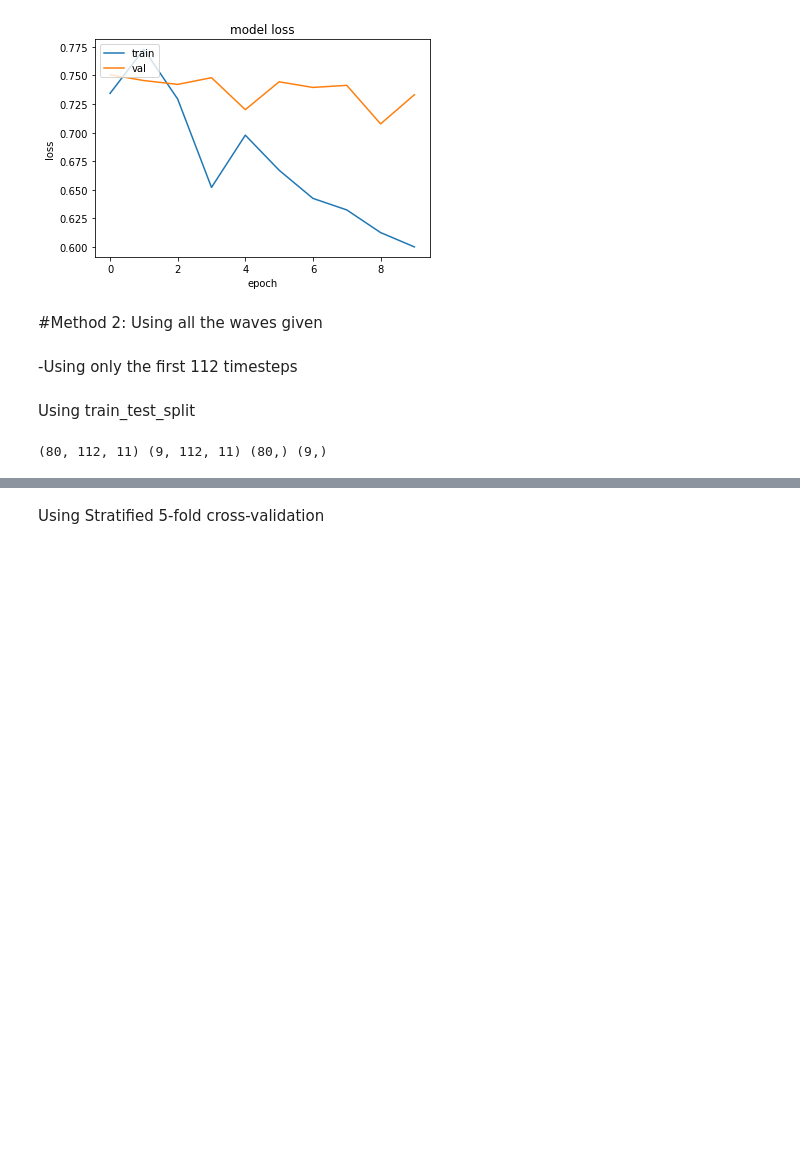
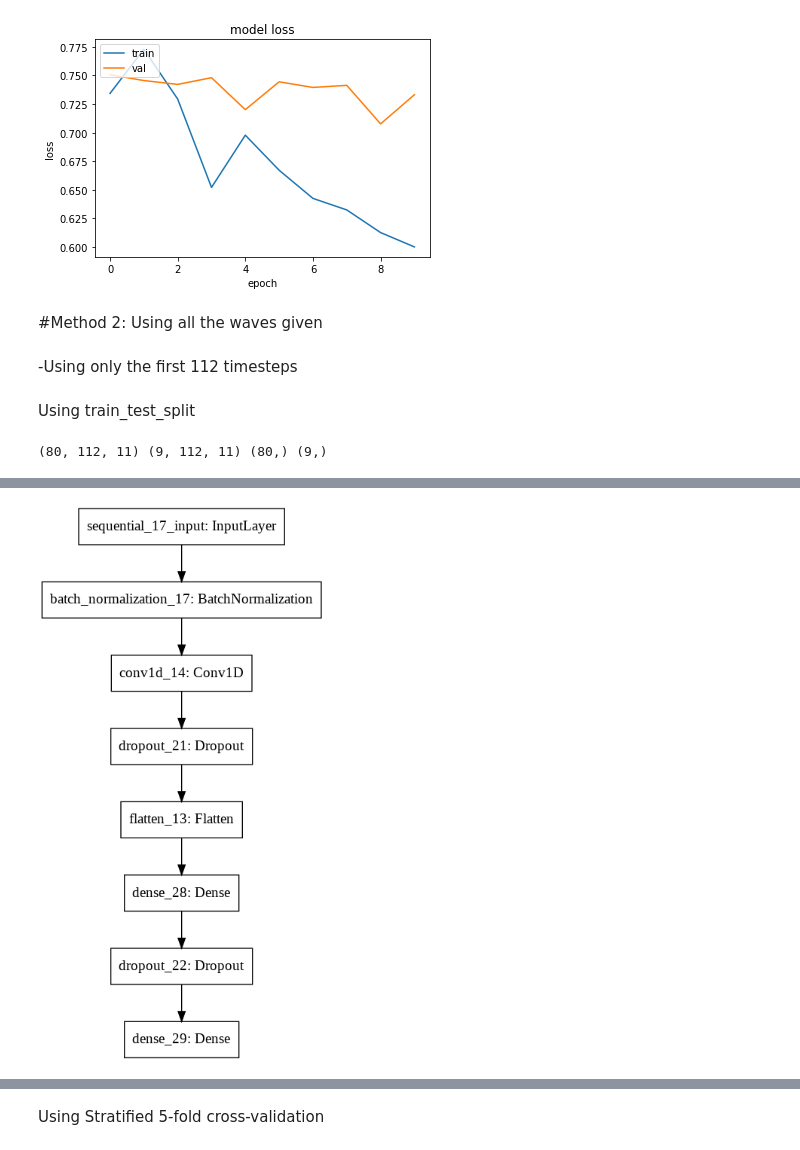
Before and after one commit to avishreekh/Confusion-detection-EEG, a Jupyter notebook: Confusion_Detection_EEG.ipynb, the cells around one changed output, grey strips where cells are left out. Drawn from its saved outputs; the diff is of its cells as text; code cells hidden in the pictures; blank space fills up the shorter version.

```diff
--- a/Confusion_Detection_EEG.ipynb
+++ b/Confusion_Detection_EEG.ipynb
@@ -332,5 +334,10 @@ Trainable params: 4,035
 Non-trainable params: 224
 _________________________________________________________________
+# %%
+from keras.utils import plot_model
+plot_model(model, to_file='model.png')
+# %% [output]
+[figure, added]
 # %%
 model.compile(loss='binary_crossentropy', optimizer='adam', metrics=['accuracy'])
 # %%
```
Also changed, not shown: parts of 9 cells of this notebook.
